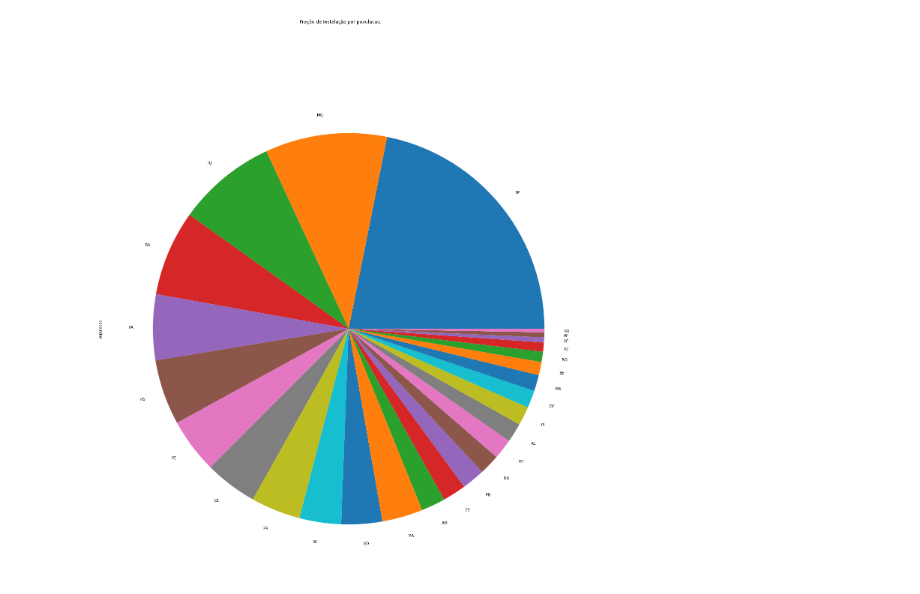
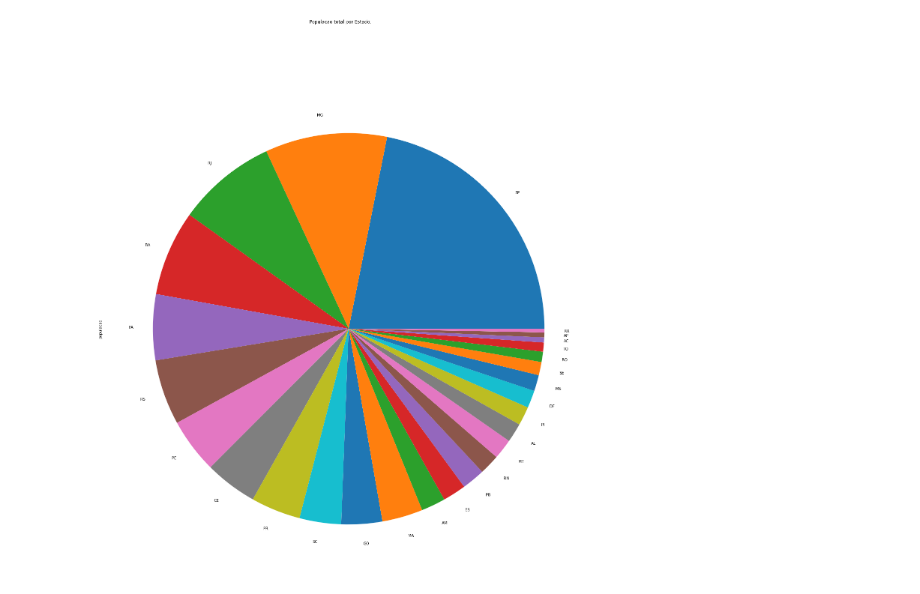
Before and after one commit to duducosmos/ppmvc, a Jupyter notebook: viewer.ipynb, the cells around one changed output. Drawn from its saved outputs; the diff is of its cells as text; code cells hidden in the pictures.

```diff
--- a/viewer.ipynb
+++ b/viewer.ipynb
@@ -12,7 +12,7 @@ populacao = pd.DataFrame.from_dict(data=populacao)
 populacao.index = populacao.uf
 populacao = populacao['populacao']
 # %%
-populacao.plot.pie(subplots=True, y='populacao', title="Fração de Instalação por populacao.",legend=False)
+populacao.plot.pie(subplots=True, y='populacao', title="Populacao total por Estado.",legend=False)
 plt.show()
 # %% [output]
-[figure, old version]
+[figure, new version]
```
